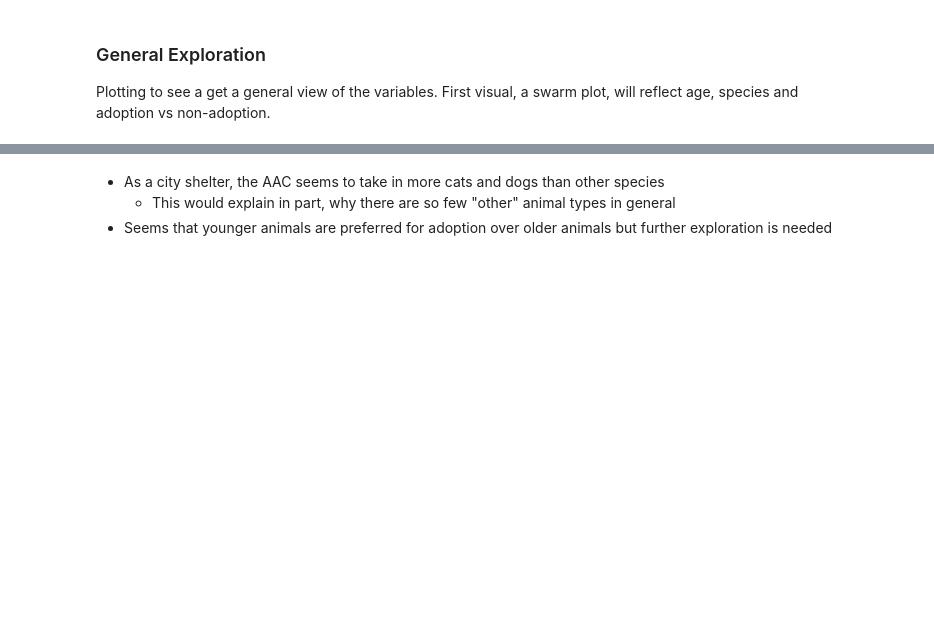
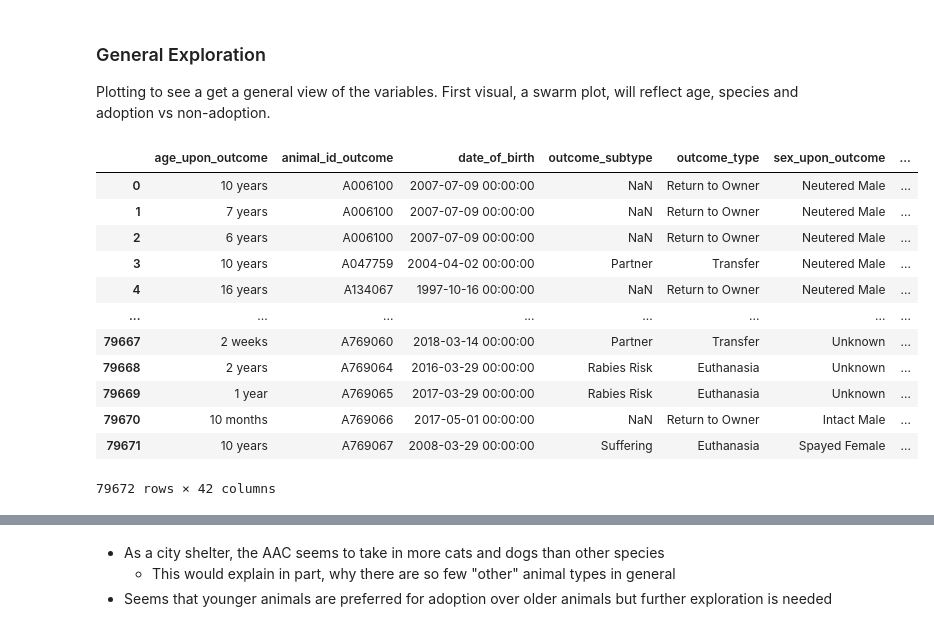
Before and after one commit to SamuelD-Data/aac_outcomes_project, a Jupyter notebook: continued_work/aac_project_notebook.ipynb, the cells around one changed output, grey strips where cells are left out. Drawn from its saved outputs; the diff is of its cells as text; code cells hidden in the pictures; blank space fills up the shorter version.

```diff
--- a/continued_work/aac_project_notebook.ipynb
+++ b/continued_work/aac_project_notebook.ipynb
@@ -189,3 +195,26 @@ I'm now going to explore the data using plots and hypothesis tests to identify v
 # %% [markdown]
 ### General Exploration
 Plotting to see a get a general view of the variables. First visual, a swarm plot, will reflect age, species and adoption vs non-adoption.
+# %%
+df['age_group_year'] = np.where((df['age_upon_outcome_(years)'] <= 1), '0-1', None)
+df['age_group_year'] = np.where(((df['age_upon_outcome_(years)'] > 1) & (df['age_upon_outcome_(years)'] < 4)), '2-3', df.age_group_year)
+df['age_group_year'] = np.where(((df['age_upon_outcome_(years)'] >= 4) & (df['age_upon_outcome_(years)'] < 6)), '4-5', df.age_group_year)
+df['age_group_year'] = np.where(((df['age_upon_outcome_(years)'] >= 6) & (df['age_upon_outcome_(years)'] < 8)), '6-7', df.age_group_year)
+df['age_group_year'] = np.where(((df['age_upon_outcome_(years)'] >= 8) & (df['age_upon_outcome_(years)'] < 10)), '8-9', df.age_group_year)
+df['age_group_year'] = np.where((df['age_upon_outcome_(years)'] >= 10), '10+', df.age_group_year)
+# %%
+df
+# %% [output]
+|  | age_upon_outcome | animal_id_outcome | date_of_birth | outcome_subtype | outcome_type | sex_upon_outcome | ... |
+| 0 | 10 years | A006100 | 2007-07-09 00:00:00 | NaN | Return to Owner | Neutered Male | ... |
+| 1 | 7 years | A006100 | 2007-07-09 00:00:00 | NaN | Return to Owner | Neutered Male | ... |
+| 2 | 6 years | A006100 | 2007-07-09 00:00:00 | NaN | Return to Owner | Neutered Male | ... |
+| 3 | 10 years | A047759 | 2004-04-02 00:00:00 | Partner | Transfer | Neutered Male | ... |
+| 4 | 16 years | A134067 | 1997-10-16 00:00:00 | NaN | Return to Owner | Neutered Male | ... |
+| ... | ... | ... | ... | ... | ... | ... | ... |
+| 79667 | 2 weeks | A769060 | 2018-03-14 00:00:00 | Partner | Transfer | Unknown | ... |
+| 79668 | 2 years | A769064 | 2016-03-29 00:00:00 | Rabies Risk | Euthanasia | Unknown | ... |
+| 79669 | 1 year | A769065 | 2017-03-29 00:00:00 | Rabies Risk | Euthanasia | Unknown | ... |
+| 79670 | 10 months | A769066 | 2017-05-01 00:00:00 | NaN | Return to Owner | Intact Male | ... |
+| 79671 | 10 years | A769067 | 2008-03-29 00:00:00 | Suffering | Euthanasia | Spayed Female | ... |
+79672 rows × 42 columns
```
Also changed, not shown: parts of 30 cells of this notebook.
